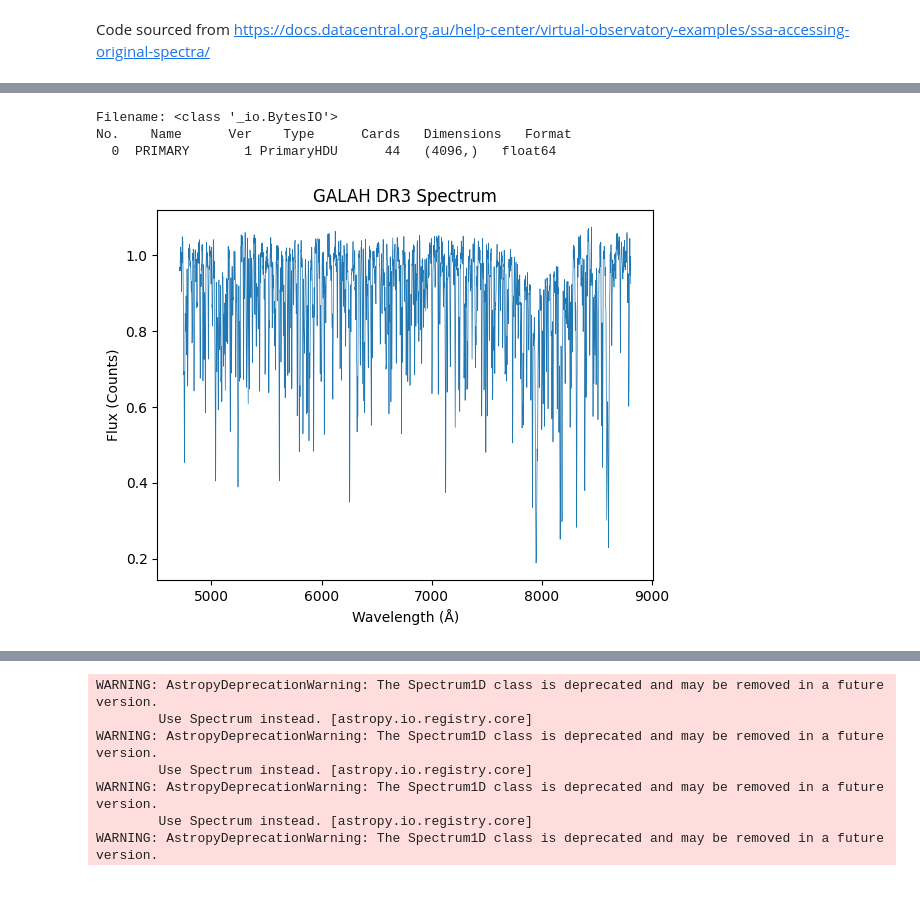
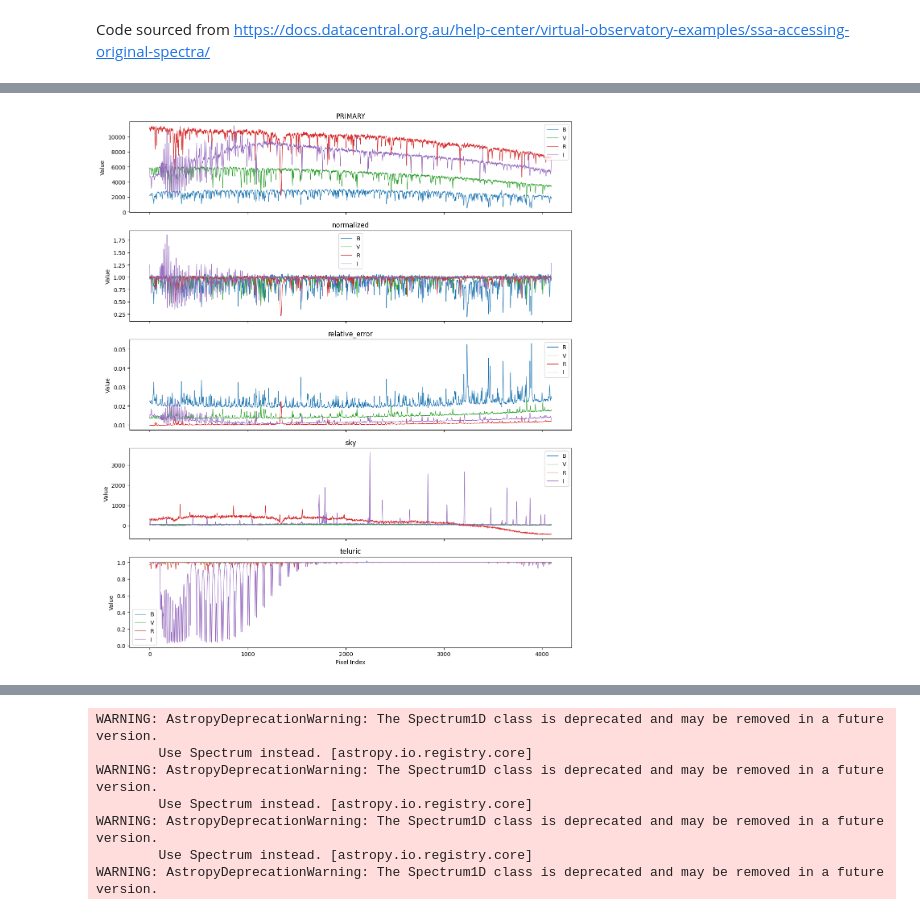
Before and after one commit to eyu22/BL2025, a Jupyter notebook: simple_spectrum_demo.ipynb, the cells around one changed output, grey strips where cells are left out. Saved outputs shown, nothing was run; the diff lists cells and outputs as text; code cells hidden in the pictures.

Commit message:
Plotted all file extensions to spectrum

```diff
--- a/simple_spectrum_demo.ipynb
+++ b/simple_spectrum_demo.ipynb
@@ -56,43 +107,45 @@ WARNING: AstropyDeprecationWarning: The Spectrum1D class is deprecated and may b
 # %%
+import matplotlib.pyplot as plt
+from astropy.io import fits
+import numpy as np
 import requests
 from io import BytesIO
-from astropy.io import fits
-import matplotlib.pyplot as plt
-import numpy as np
-from astropy import units as u
 
-# === Step 1: Download and open the FITS file ===
-url = "https://datacentral.org.au/vo/slink/links?ID=161116001701343&DR=galah_dr4&IDX=0&FILT=B&RESPONSEFORMAT=fits"
-response = requests.get(url)
-hdul = fits.open(BytesIO(response.content))
+# === Setup ===
+extensions_to_plot = ['PRIMARY', 'normalized', 'relative_error', 'sky', 'teluric']
+filter_colors = {'B': '#1f77b4', 'V': '#2ca02c', 'R': '#d62728', 'I': '#9467bd'}
+filters = ['B', 'V', 'R', 'I']
+base_url = "https://datacentral.org.au/vo/slink/links"
+ID = "161116001701343"
+DR = "galah_dr4"
 
-# === Step 2: Inspect file ===
-hdul.info()
+# === Plot Setup ===
+fig, axes = plt.subplots(len(extensions_to_plot), 1, figsize=(12, 14), sharex=True)
+axes = axes.flatten()
 
-# === Step 3: Extract flux from PRIMARY HDU ===
-flux = hdul[0].data
-header = hdul[0].header
+# === Download and plot each extension for each filter ===
+for filt in filters:
+    url = f"{base_url}?ID={ID}&DR={DR}&FILT={filt}&RESPONSEFORMAT=fits"
+    response = requests.get(url)
+    hdul = fits.open(BytesIO(response.content))
 
-# === Step 4: Construct the wavelength axis from FITS WCS header ===
-crval1 = header.get("CRVAL1")   # starting wavelength
-cdelt1 = header.get("CDELT1")   # dispersion (Å/pixel)
-crpix1 = header.get("CRPIX1", 1)  # reference pixel
+    for i, ext in enumerate(extensions_to_plot):
+        hdu = hdul[ext] if ext != 'PRIMARY' else hdul[0]
+        data = hdu.data
 
-if crval1 is None or cdelt1 is None:
-    raise ValueError("Missing CRVAL1 or CDELT1 in FITS header — cannot build wavelength axis.")
+        if data is not None and data.ndim == 1:
+            x = np.arange(len(data))
+            axes[i].plot(x, data, label=filt, color=filter_colors[filt], linewidth=0.8)
 
-npix = len(flux)
-wavelength = (crval1 + (np.arange(npix) + 1 - crpix1) * cdelt1) * u.AA
+# === Final touches ===
+for i, ext in enumerate(extensions_to_plot):
+    axes[i].set_ylabel("Value")
+    axes[i].set_title(f"{ext}")
+    axes[i].legend()
 
-# === Step 5: Plot ===
-plt.plot(wavelength, flux, linewidth=0.5)
-plt.xlabel("Wavelength (Å)")
-plt.ylabel("Flux (Counts)")
-plt.title("GALAH DR3 Spectrum")
+axes[-1].set_xlabel("Pixel Index")
+plt.tight_layout()
 plt.show()
 # %% [output]
-Filename: <class '_io.BytesIO'>
-No.    Name      Ver    Type      Cards   Dimensions   Format
-  0  PRIMARY       1 PrimaryHDU      44   (4096,)   float64
-[figure, old version]
+[figure, new version]
 # %%
```
Also changed, not shown: parts of 5 cells of this notebook.
